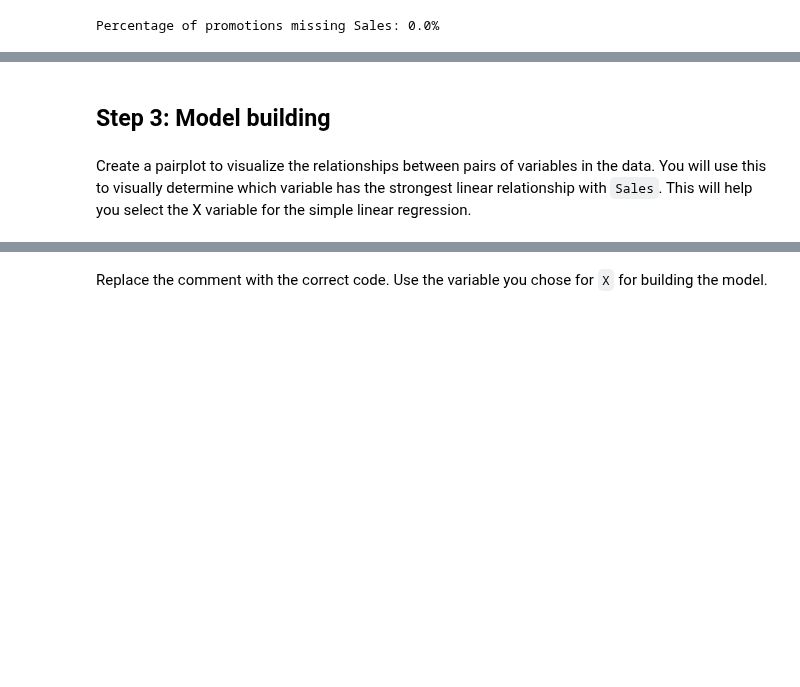
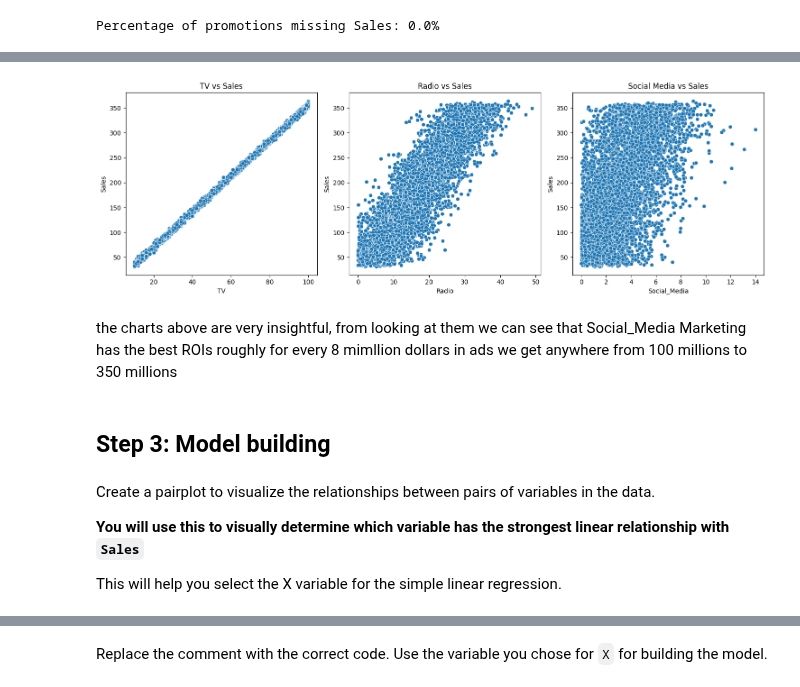
Before and after one commit to dyyland23-glitch/Marketing_Evaluate_simple_and_multiple_regression, a Jupyter notebook: Activity_Evaluate simple linear regression.ipynb, the cells around one changed output, grey strips where cells are left out. Cells and saved outputs as stored; diff of their text form; code cells hidden in the pictures; blank space fills up the shorter version.

```diff
--- a/Activity_Evaluate simple linear regression.ipynb
+++ b/Activity_Evaluate simple linear regression.ipynb
@@ -294,6 +260,41 @@ To get a specific column from a DataFrame, use a pair of single square brackets
+# %%
+## The chart aboves gives you how many sales per each marketing channel campaign
+
+import matplotlib.pyplot as plt
+import seaborn as sns
+
+# Create subplots for each channel
+fig, axes = plt.subplots(1, 3, figsize=(15, 5))
+
+sns.scatterplot(x='TV', y='Sales', data=data, ax=axes[0])
+axes[0].set_title('TV vs Sales')
+
+sns.scatterplot(x='Radio', y='Sales', data=data, ax=axes[1])
+axes[1].set_title('Radio vs Sales')
+
+sns.scatterplot(x='Social_Media', y='Sales', data=data, ax=axes[2])
+axes[2].set_title('Social Media vs Sales')
+
+plt.tight_layout()
+plt.show()
+# %% [output]
+[figure, added]
+# %% [markdown]
+the charts above are very insightful,
+from looking at them we can see that Social_Media Marketing
+has the best ROIs roughly for every 8 mimllion dollars in ads
+we get anywhere from 100 millions to 350 millions
 # %% [markdown]
 ## Step 3: Model building
 # %% [markdown]
-Create a pairplot to visualize the relationships between pairs of variables in the data. You will use this to visually determine which variable has the strongest linear relationship with `Sales`. This will help you select the X variable for the simple linear regression.
+Create a pairplot to visualize the relationships between pairs of variables in the data.
+
+
+
+**You will use this to visually determine which variable has the strongest linear relationship with `Sales`**
+
+
+
+ This will help you select the X variable for the simple linear regression.
 # %%
 # Create a pairplot of the data.
```
Also changed, not shown: parts of 41 cells of this notebook.
